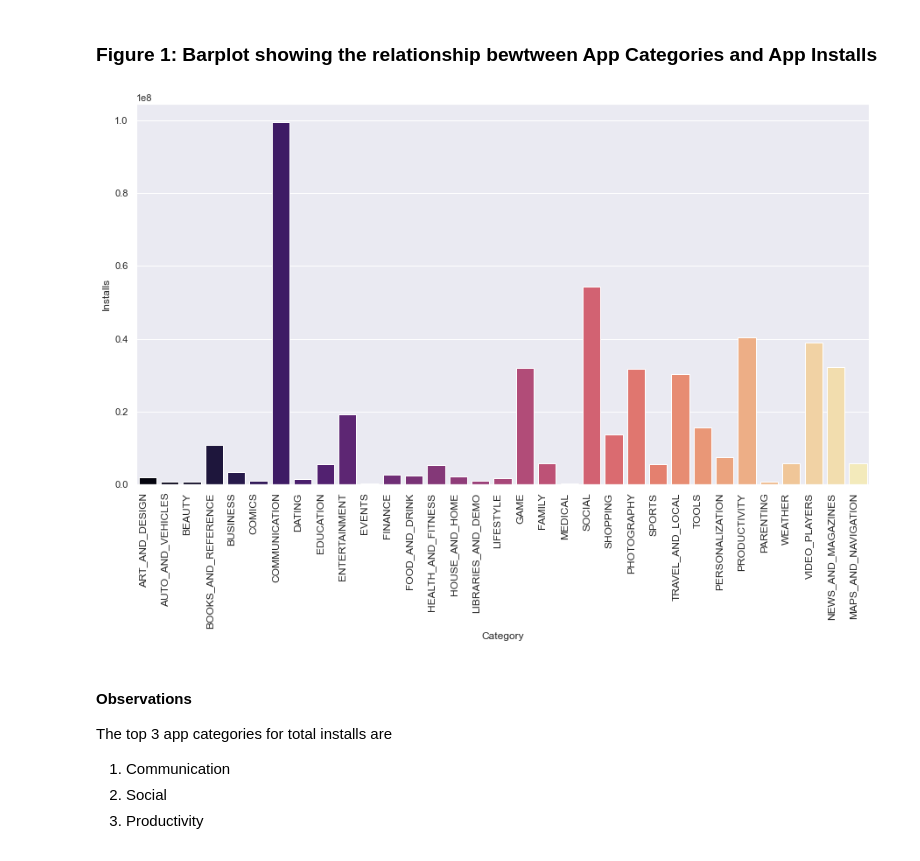
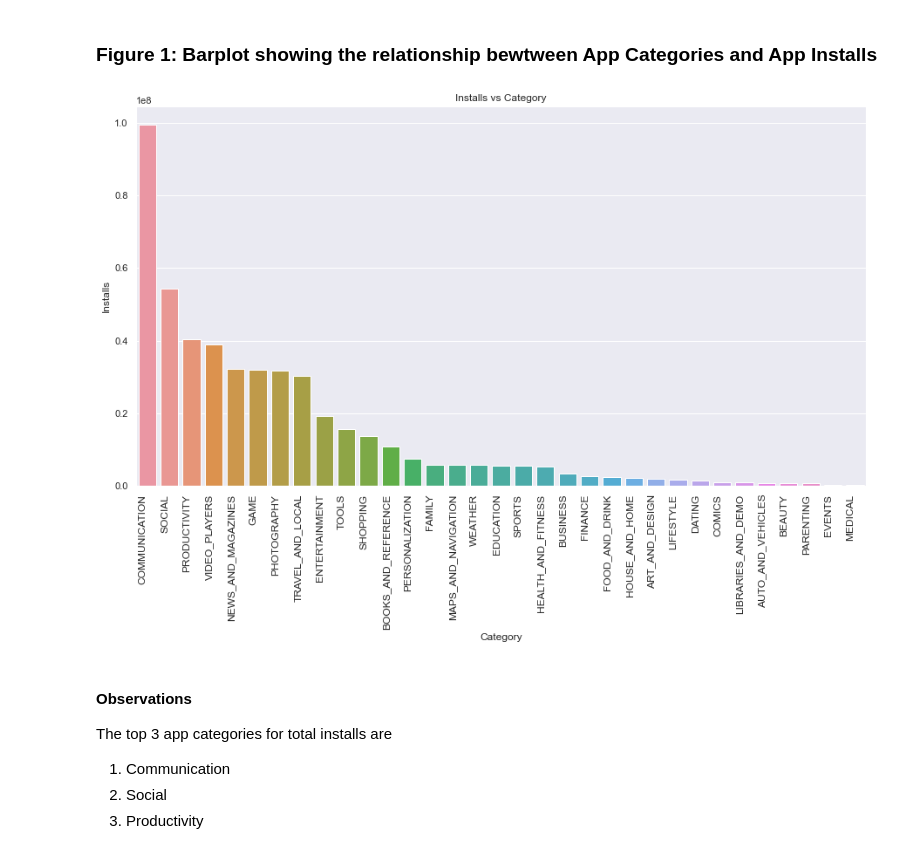
Before and after one commit to ubco-W2022T1-cosc301/project-group36, a Jupyter notebook: notebooks/analysis2.ipynb, the cells around one changed output. Saved outputs shown, nothing was run; the diff lists cells and outputs as text; code cells hidden in the pictures.

```diff
--- a/notebooks/analysis2.ipynb
+++ b/notebooks/analysis2.ipynb
@@ -347,20 +346,21 @@ final.to_csv("../data/processed/data_processed2.csv", index=None)
 # %%
 sns.set(rc={"figure.figsize":(15, 8)})
 fig1 = sns.barplot(x = 'Category',
             y = 'Installs',
         data = final,
             errorbar=None,
-            palette = 'magma'
+                   order=final.groupby(["Category"])["Installs"].mean().sort_values(ascending=False).index
 )
 fig1.set_xticklabels(
     fig1.get_xticklabels(),
     rotation=90,
     horizontalalignment='right',
     fontweight='light',
     fontsize='medium'
 );
+fig1.set(title='Installs vs Category');
 # %% [output]
-[figure, old version]
+[figure, new version]
 # %% [markdown]
 #### Observations
 The top 3 app categories for total installs are
```
Also changed, not shown: parts of 7 cells of this notebook, 1 other file.
